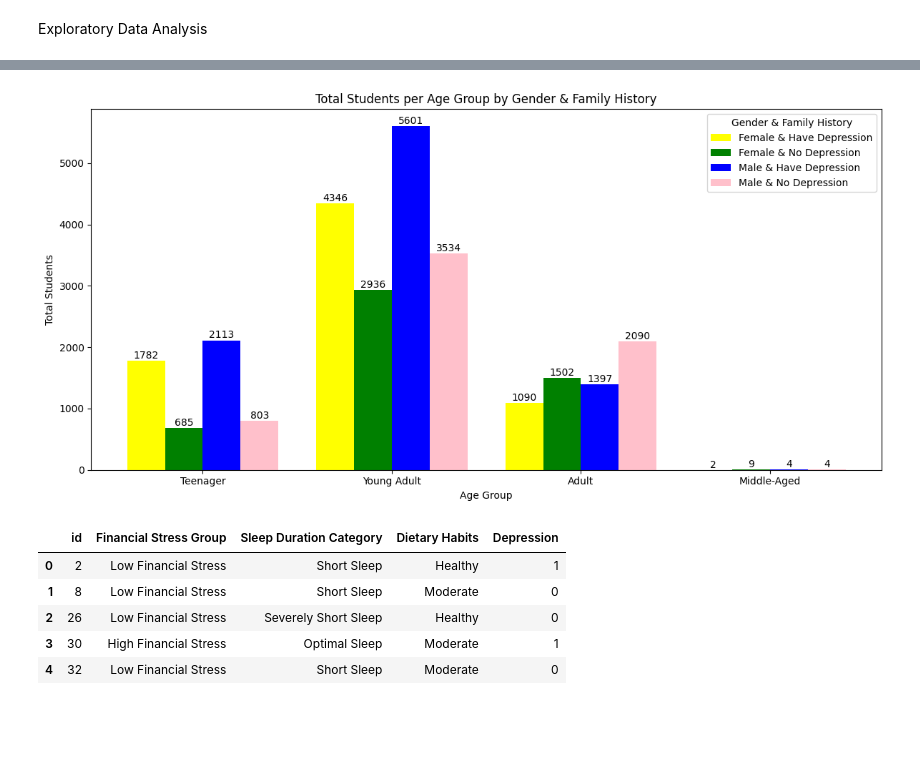
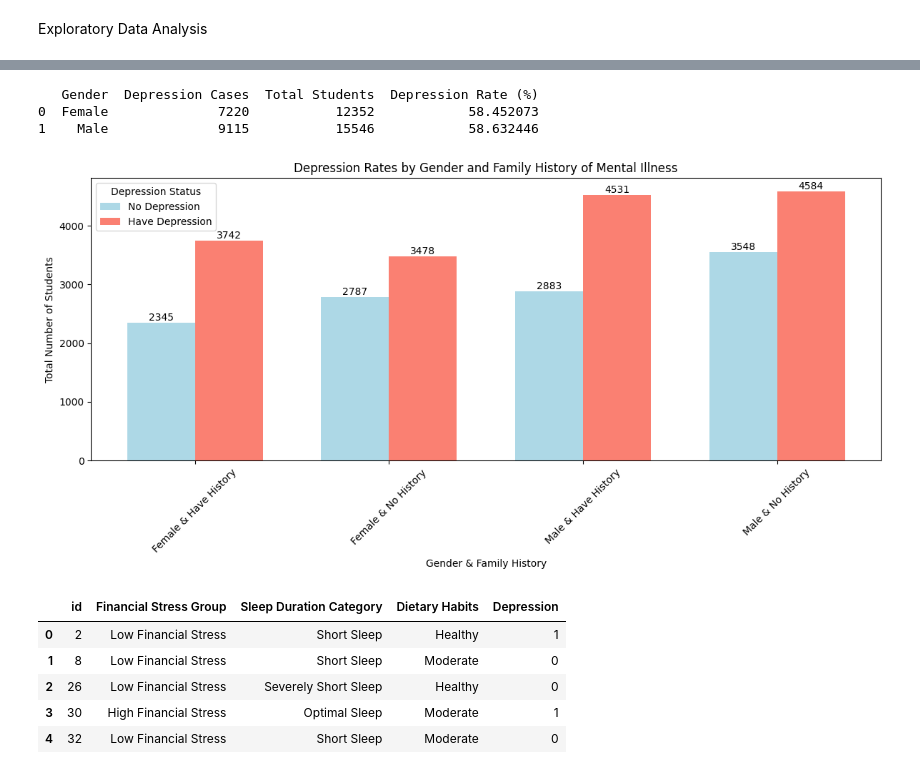
Before and after one commit to dinnifarisya/Student-Depression-Data-Science-Project, a Jupyter notebook: Data Science Project.ipynb, the cells around one changed output, grey strips where cells are left out. Saved outputs shown, nothing was run; the diff lists cells and outputs as text; code cells hidden in the pictures; blank space fills up the shorter version.

```diff
--- a/Data Science Project.ipynb
+++ b/Data Science Project.ipynb
@@ -530,36 +517,43 @@ grouped.head(20)
+# %%
+# Count total students with depression by gender
+gender_depress = df.groupby('Gender')['Depression'].agg(['sum', 'count']).reset_index()
+gender_depress.columns = ['Gender', 'Depression Cases', 'Total Students']
+gender_depress['Depression Rate (%)'] = (gender_depress['Depression Cases'] / gender_depress['Total Students']) * 100
+
+print(gender_depress)
+# %% [output]
+   Gender  Depression Cases  Total Students  Depression Rate (%)
+0  Female              7220           12352            58.452073
+1    Male              9115           15546            58.632446
 # %%
-# Step 4: Pivot for plotting
-pivot = grouped.pivot(index="Age Group", columns="Gender_Family", values="Total_Students").fillna(0)
+# pivot for plotting
+pivot = grouped.pivot(index="Gender_Family_History", columns="Depression_Status", values="Total_Students").fillna(0)
 
-# Define colors for the 4 categories
-colors = ["yellow", "green", "blue", "pink"]  # Female & 0, Male & 0, Female & 1, Male & 1
+x_labels = pivot.index
+x_indexes = np.arange(len(x_labels))
+bar_width = 0.35
+plt.figure(figsize=(12, 6))
 
-# Plot settings
-x_labels = pivot.index
-bar_width = 0.2
-x_indexes = np.arange(len(x_labels))
+# plot bars for each depression status
+plt.bar(x_indexes - bar_width/2, pivot["No Depression"], width=bar_width, label="No Depression", color="lightblue")
+plt.bar(x_indexes + bar_width/2, pivot["Have Depression"], width=bar_width, label="Have Depression", color="salmon")
 
-# Plot
-plt.figure(figsize=(12, 6))
-for i, col in enumerate(pivot.columns):
-    plt.bar(x_indexes + i * bar_width, pivot[col], width=bar_width, label=col, color=colors[i])
+# labels and titles
+plt.title("Depression Rates by Gender and Family History of Mental Illness")
+plt.xlabel("Gender & Family History")
+plt.ylabel("Total Number of Students")
+plt.xticks(x_indexes, x_labels, rotation=45)
+plt.legend(title="Depression Status")
 
-# Customize
-plt.title("Total Students per Age Group by Gender & Family History")
-plt.xlabel("Age Group")
-plt.ylabel("Total Students")
-plt.xticks(x_indexes + bar_width * 1.5, x_labels)
-plt.legend(title="Gender & Family History")
-
-# Add value labels
-for i, col in enumerate(pivot.columns):
-    for j, val in enumerate(pivot[col]):
-        plt.text(x_indexes[j] + i * bar_width, val + 0.5, str(int(val)), ha="center", va="bottom")
+# Add value labels on top of bars
+for i, (nd, hd) in enumerate(zip(pivot["No Depression"], pivot["Have Depression"])):
+    plt.text(x_indexes[i] - bar_width/2, nd + 0.5, str(int(nd)), ha='center', va='bottom')
+    plt.text(x_indexes[i] + bar_width/2, hd + 0.5, str(int(hd)), ha='center', va='bottom')
 
 plt.tight_layout()
 plt.show()
 # %% [output]
-[figure, old version]
+[figure, new version]
 # %%
 # question 2
 
```
Also changed, not shown: parts of 1 cell of this notebook.
